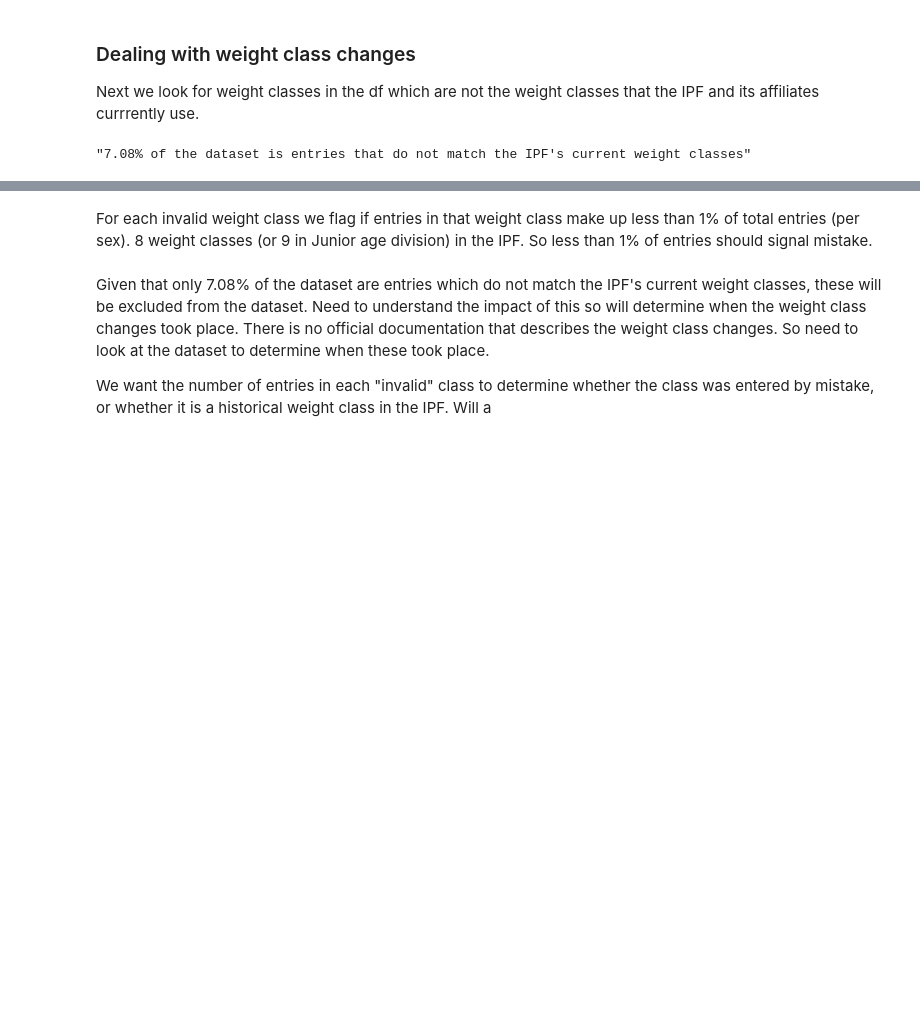
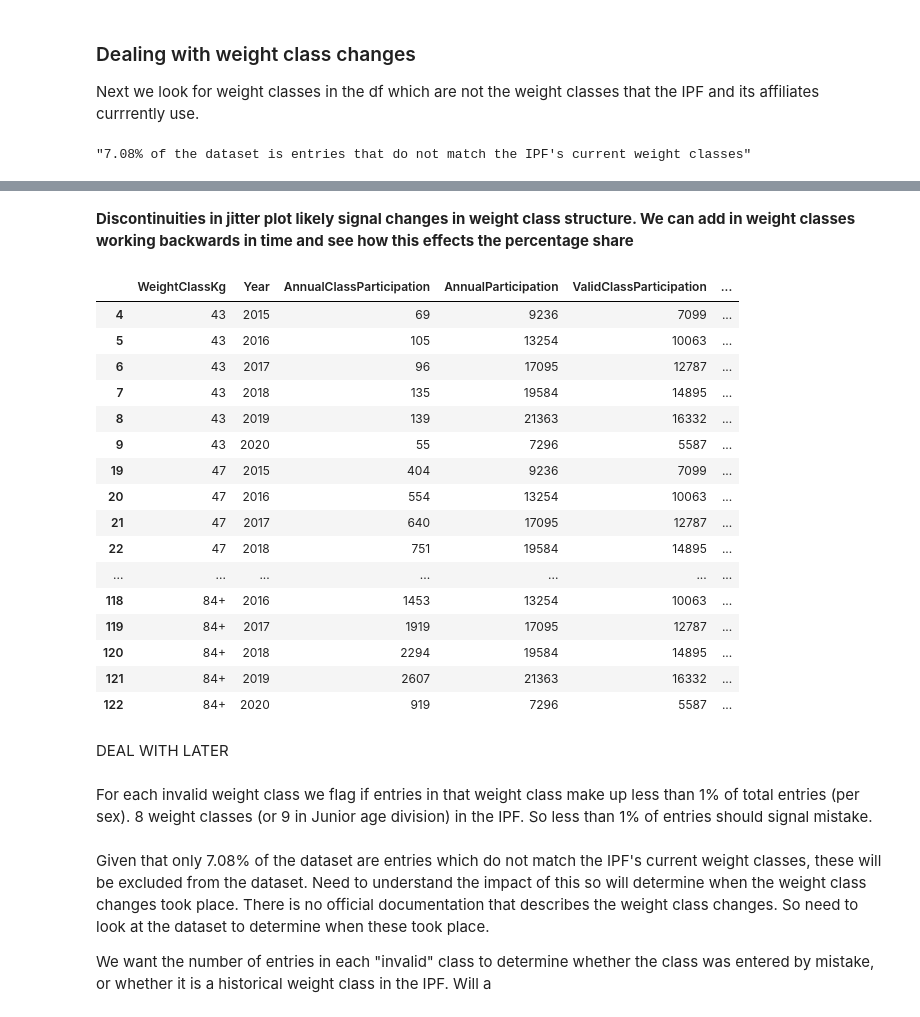
Before and after one commit to bnparris/powerlifting_analysis, a Jupyter notebook: notebooks/cleaning.ipynb, the cells around one changed output, grey strips where cells are left out. Saved outputs shown, nothing was run; the diff lists cells and outputs as text; code cells hidden in the pictures; blank space fills up the shorter version.

```diff
--- a/notebooks/cleaning.ipynb
+++ b/notebooks/cleaning.ipynb
@@ -189,0 +144,24 @@ dtype('int64')
+# %% [markdown]
+<b>Discontinuities in jitter plot likely signal changes in weight class structure. We can add in weight classes working backwards in time and see how this effects the percentage share</b>
+# %%
+f_annual_per_valid_class.loc[(f_annual_per_valid_class['ValidClassShare']<90) & (f_annual_per_valid_class['ValidClassShare']>70),:]
+# %% [output]
+|  | WeightClassKg | Year | AnnualClassParticipation | AnnualParticipation | ValidClassParticipation | ... |
+| 4 | 43 | 2015 | 69 | 9236 | 7099 | ... |
+| 5 | 43 | 2016 | 105 | 13254 | 10063 | ... |
+| 6 | 43 | 2017 | 96 | 17095 | 12787 | ... |
+| 7 | 43 | 2018 | 135 | 19584 | 14895 | ... |
+| 8 | 43 | 2019 | 139 | 21363 | 16332 | ... |
+| 9 | 43 | 2020 | 55 | 7296 | 5587 | ... |
+| 19 | 47 | 2015 | 404 | 9236 | 7099 | ... |
+| 20 | 47 | 2016 | 554 | 13254 | 10063 | ... |
+| 21 | 47 | 2017 | 640 | 17095 | 12787 | ... |
+| 22 | 47 | 2018 | 751 | 19584 | 14895 | ... |
+| ... | ... | ... | ... | ... | ... | ... |
+| 118 | 84+ | 2016 | 1453 | 13254 | 10063 | ... |
+| 119 | 84+ | 2017 | 1919 | 17095 | 12787 | ... |
+| 120 | 84+ | 2018 | 2294 | 19584 | 14895 | ... |
+| 121 | 84+ | 2019 | 2607 | 21363 | 16332 | ... |
+| 122 | 84+ | 2020 | 919 | 7296 | 5587 | ... |
+# %% [markdown]
+DEAL WITH LATER
```
Also changed, not shown: parts of 9 cells of this notebook.
